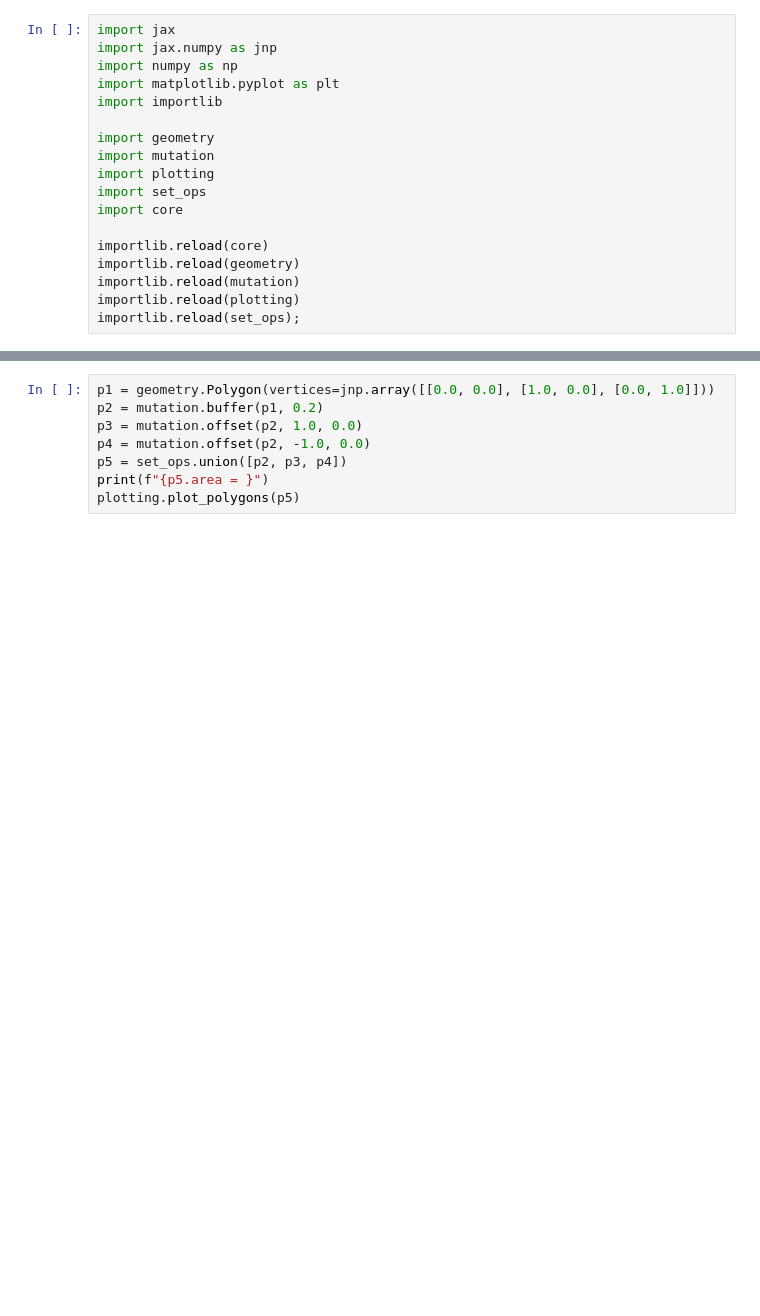
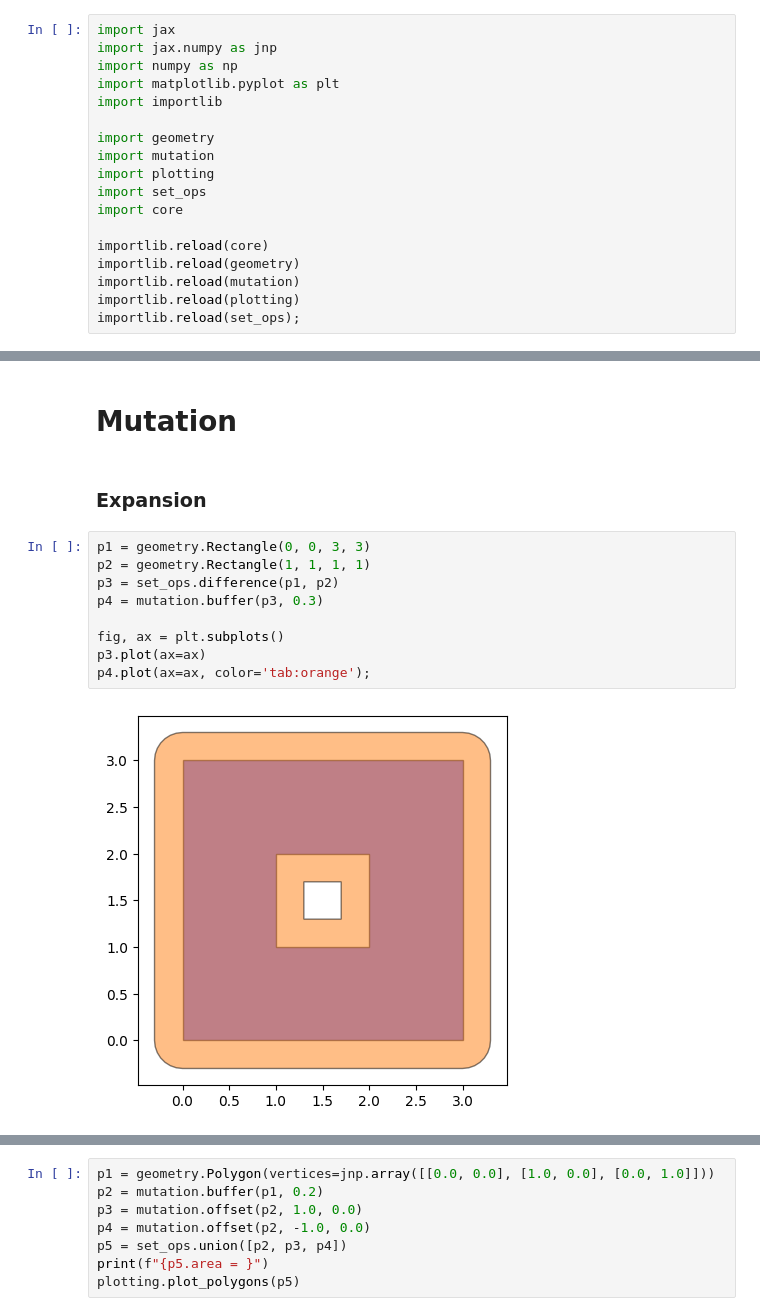
Before and after one commit to seekjim20/dshape, a Jupyter notebook: ipynb/playground.ipynb, the cells around one changed output, grey strips where cells are left out. Drawn from its saved outputs; the diff is of its cells as text; blank space fills up the shorter version.

```diff
--- a/ipynb/playground.ipynb
+++ b/ipynb/playground.ipynb
@@ -33,0 +73,15 @@ p3.plot(ax)
+# %% [markdown]
+# Mutation
+# %% [markdown]
+### Expansion
+# %%
+p1 = geometry.Rectangle(0, 0, 3, 3)
+p2 = geometry.Rectangle(1, 1, 1, 1)
+p3 = set_ops.difference(p1, p2)
+p4 = mutation.buffer(p3, 0.3)
+
+fig, ax = plt.subplots()
+p3.plot(ax=ax)
+p4.plot(ax=ax, color='tab:orange');
+# %% [output]
+[figure, added]
```
Also changed, not shown: parts of 22 cells of this notebook, 13 other files.
